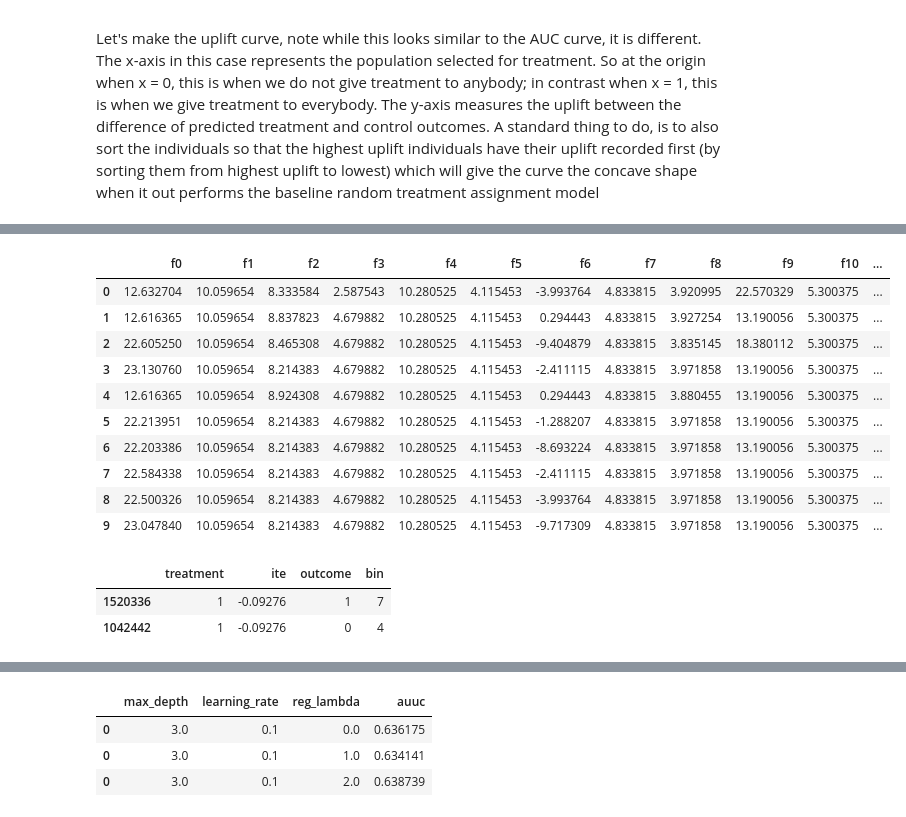
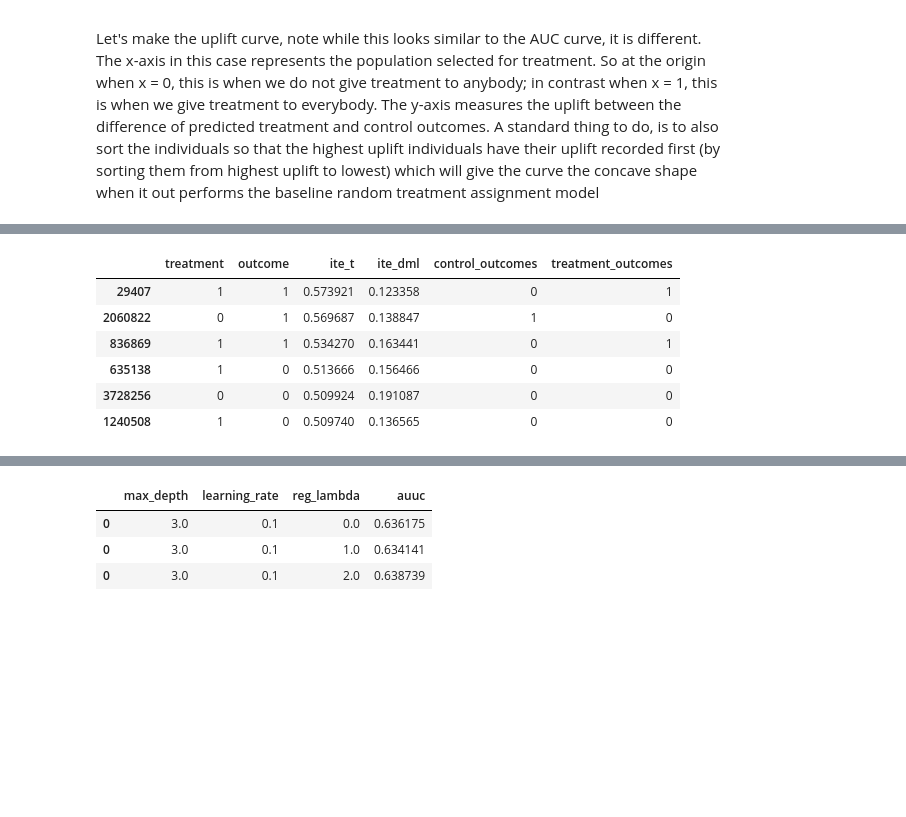
Before and after one commit to LingyiKong353/ML-Projects, a Jupyter notebook: Causal-Inference-In-Marketing/Causal Inference In Marketing.ipynb, the cells around one changed output, grey strips where cells are left out. Cells and saved outputs as stored; diff of their text form; code cells hidden in the pictures; blank space fills up the shorter version.

```diff
--- a/Causal-Inference-In-Marketing/Causal Inference In Marketing.ipynb
+++ b/Causal-Inference-In-Marketing/Causal Inference In Marketing.ipynb
@@ -153,0 +80,8 @@ control count in test data 2: 0
+# %%
+model_dml = DML(
+    model_y=XGBRegressor(),
+    model_t=XGBClassifier(),
+    model_final=StatsModelsLinearRegression(fit_intercept=False),
+    discrete_treatment=True
+)
+model_dml.fit(y_train, T_train, X=X_train)
@@ -153,0 +90,3 @@ control count in test data 2: 0
+# %%
+ite_dml = model_dml.effect(X_test)
+ite_dml
@@ -153,0 +98,3 @@ control count in test data 2: 0
+# %%
+df_test = pd.DataFrame({"treatment": T_test, "outcome": y_test, "ite_t": ite_t, "ite_dml": ite_dml})
+df_test.head()
@@ -154,12 +108,24 @@ control count in test data 2: 0
+# %%
+# We want to look at outcomes for the treatment and control groups, which we will do a cumulative sum over shortly
+C = df_test.query('treatment == 0').shape[0]
+T = df_test.query('treatment != 0').shape[0]
+
+# Control and treatment labels
+df_test["control_outcomes"] = np.where(
+    df_test["treatment"] == 0,
+    df_test["outcome"],
+    0,
+)
+df_test["treatment_outcomes"] = np.where(
+    df_test["treatment"] != 0,
+    df_test["outcome"],
+    0,
+)
 # %% [markdown]
 ## Uplift curve
 Let's make the uplift curve, note while this looks similar to the AUC curve, it is different. The x-axis in this case represents the population selected for treatment. So at the origin when x = 0, this is when we do not give treatment to anybody; in contrast when x = 1, this is when we give treatment to everybody. The y-axis measures the uplift between the difference of predicted treatment and control outcomes. A standard thing to do, is to also sort the individuals so that the highest uplift individuals have their uplift recorded first (by sorting them from highest uplift to lowest) which will give the curve the concave shape when it out performs the baseline random treatment assignment model
 # %%
 # Sort the test data by uplift score in descending order
-#df_test_sorted = df_test.sort_values(by='ite', ascending=False)
-#df_test_sorted.head(6)
-# Compute the percentage rank of the predicted uplift values in descending order, and display the top twenty rows
-df_test_sorted = df_test.withColumn("percent_rank", F.percent_rank().over(Window.orderBy(F.desc("ite"))))
-
-display(df_test_sorted.limit(10).toPandas())
+df_test_sorted_t = df_test.sort_values(by='ite_t', ascending=False)
+df_test_sorted_t.head(6)
 # %% [output]
@@ -176,17 +132,7 @@ display(df_test_sorted.limit(10).toPandas())
-|  | f0 | f1 | f2 | f3 | f4 | f5 | f6 | f7 | f8 | f9 | f10 | ... |
-| 0 | 12.632704 | 10.059654 | 8.333584 | 2.587543 | 10.280525 | 4.115453 | -3.993764 | 4.833815 | 3.920995 | 22.570329 | 5.300375 | ... |
-| 1 | 12.616365 | 10.059654 | 8.837823 | 4.679882 | 10.280525 | 4.115453 | 0.294443 | 4.833815 | 3.927254 | 13.190056 | 5.300375 | ... |
-| 2 | 22.605250 | 10.059654 | 8.465308 | 4.679882 | 10.280525 | 4.115453 | -9.404879 | 4.833815 | 3.835145 | 18.380112 | 5.300375 | ... |
-| 3 | 23.130760 | 10.059654 | 8.214383 | 4.679882 | 10.280525 | 4.115453 | -2.411115 | 4.833815 | 3.971858 | 13.190056 | 5.300375 | ... |
-| 4 | 12.616365 | 10.059654 | 8.924308 | 4.679882 | 10.280525 | 4.115453 | 0.294443 | 4.833815 | 3.880455 | 13.190056 | 5.300375 | ... |
-| 5 | 22.213951 | 10.059654 | 8.214383 | 4.679882 | 10.280525 | 4.115453 | -1.288207 | 4.833815 | 3.971858 | 13.190056 | 5.300375 | ... |
-| 6 | 22.203386 | 10.059654 | 8.214383 | 4.679882 | 10.280525 | 4.115453 | -8.693224 | 4.833815 | 3.971858 | 13.190056 | 5.300375 | ... |
-| 7 | 22.584338 | 10.059654 | 8.214383 | 4.679882 | 10.280525 | 4.115453 | -2.411115 | 4.833815 | 3.971858 | 13.190056 | 5.300375 | ... |
-| 8 | 22.500326 | 10.059654 | 8.214383 | 4.679882 | 10.280525 | 4.115453 | -3.993764 | 4.833815 | 3.971858 | 13.190056 | 5.300375 | ... |
-| 9 | 23.047840 | 10.059654 | 8.214383 | 4.679882 | 10.280525 | 4.115453 | -9.717309 | 4.833815 | 3.971858 | 13.190056 | 5.300375 | ... |
+|  | treatment | outcome | ite_t | ite_dml | control_outcomes | treatment_outcomes |
+| 29407 | 1 | 1 | 0.573921 | 0.123358 | 0 | 1 |
+| 2060822 | 0 | 1 | 0.569687 | 0.138847 | 1 | 0 |
+| 836869 | 1 | 1 | 0.534270 | 0.163441 | 0 | 1 |
+| 635138 | 1 | 0 | 0.513666 | 0.156466 | 0 | 0 |
+| 3728256 | 0 | 0 | 0.509924 | 0.191087 | 0 | 0 |
+| 1240508 | 1 | 0 | 0.509740 | 0.136565 | 0 | 0 |
-# %%
-df_test_sorted.tail(2)
-# %% [output]
-|  | treatment | ite | outcome | bin |
-| 1520336 | 1 | -0.09276 | 1 | 7 |
-| 1042442 | 1 | -0.09276 | 0 | 4 |
```
Also changed, not shown: parts of 80 cells of this notebook, 1 other file.
